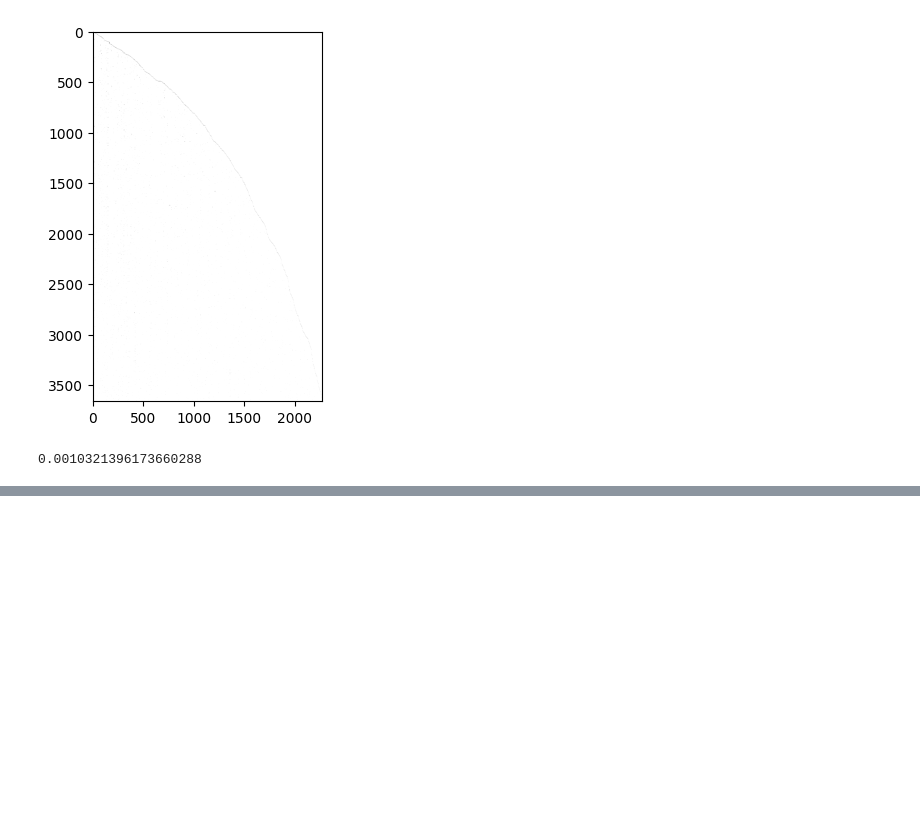
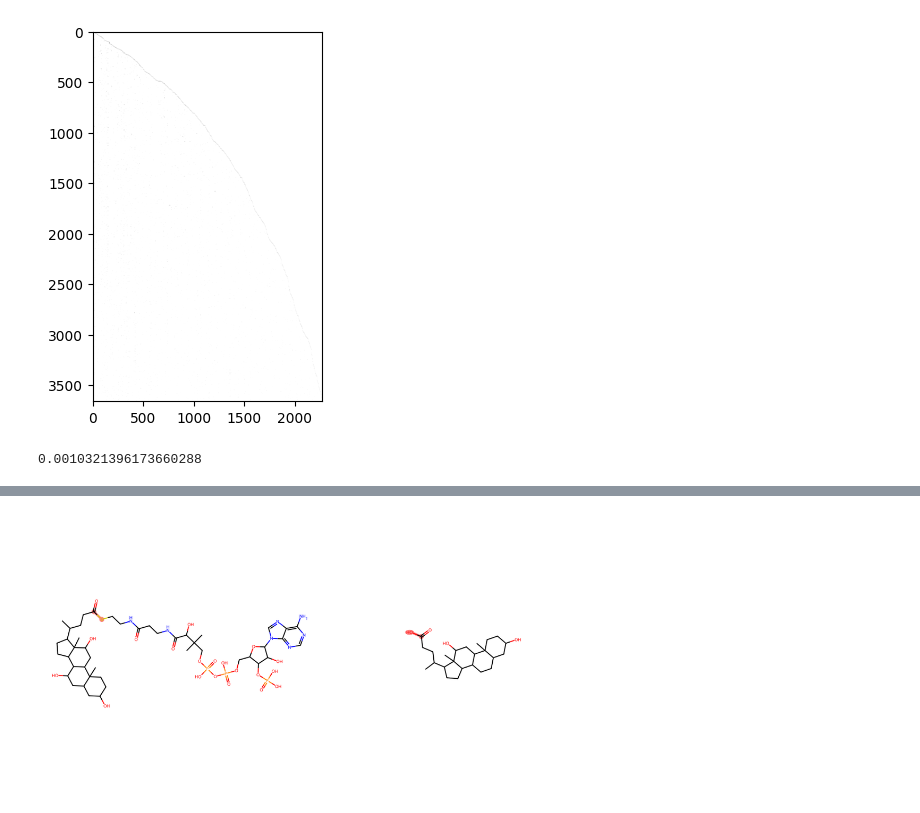
Before and after one commit to stefanpate/rcgnn, a Jupyter notebook: notebooks/organize_sp_ops_data.ipynb, the cells around one changed output, grey strips where cells are left out. Drawn from its saved outputs; the diff is of its cells as text; code cells hidden in the pictures; blank space fills up the shorter version.

```diff
--- a/notebooks/organize_sp_ops_data.ipynb
+++ b/notebooks/organize_sp_ops_data.ipynb
@@ -87,0 +158,4 @@ y.count_nonzero() / (y.shape[0] * y.shape[1])
+# %%
+Draw.MolsToGridImage([Chem.MolFromSmiles(p) for p in ps], highlightAtomLists=rev_hatoms, subImgSize=(600, 600))
+# %% [output]
+[figure, added]
```
Also changed, not shown: parts of 31 cells of this notebook, 22 other files.
